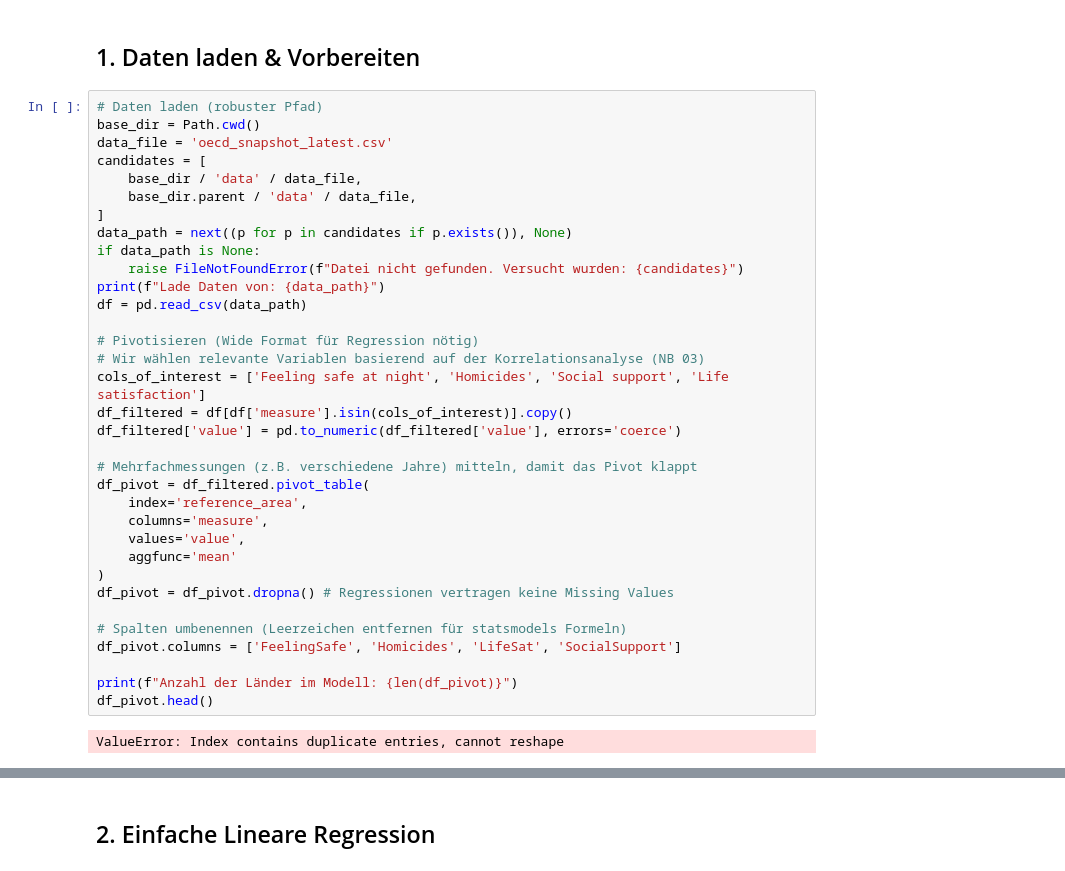
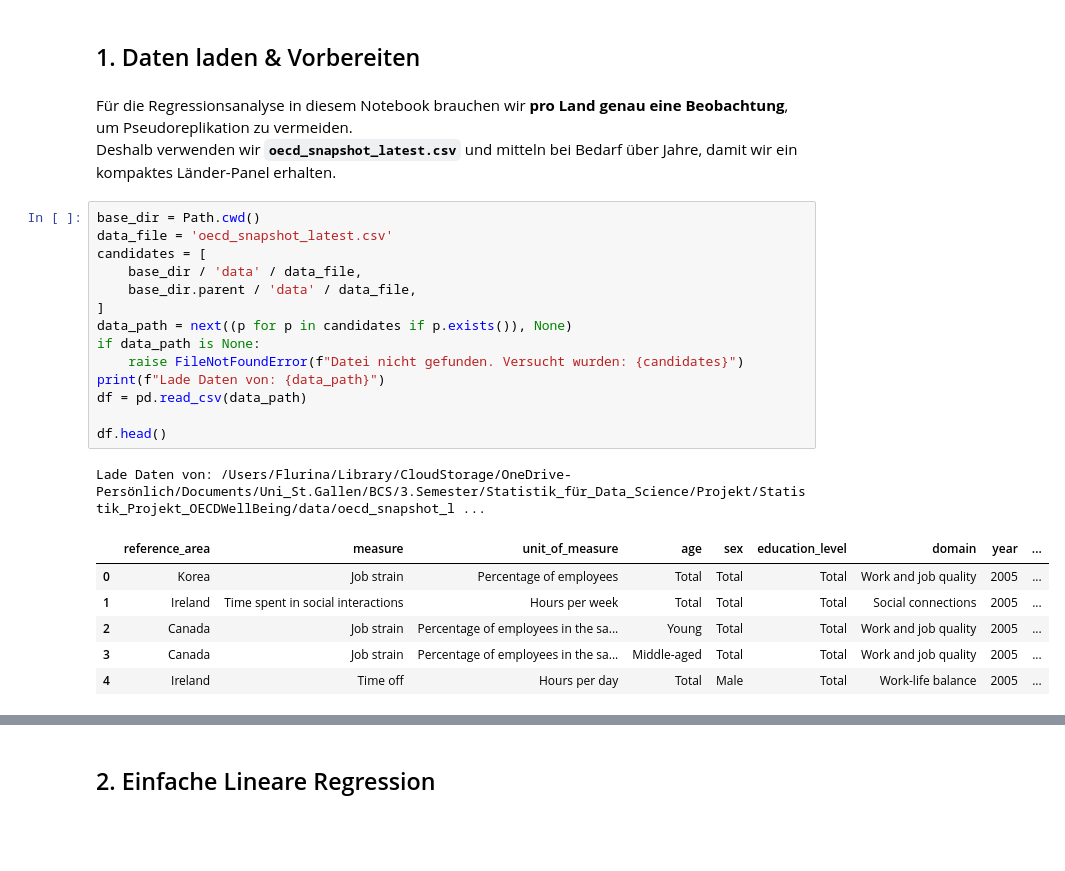
Before and after one commit to flurinasophie/Statistik_Projekt_OECDWellBeing, a Jupyter notebook: notebooks/05_Regressionsanalyse_und_ Modellierung.ipynb, the cells around one changed output, grey strips where cells are left out. Saved outputs shown, nothing was run; the diff lists cells and outputs as text; blank space fills up the shorter version.

Commit message:
Notebook 5 Code and Markdowns finished (bisschen Übe rarbeitung noch nötig)

```diff
--- a/notebooks/05_Regressionsanalyse_und_ Modellierung.ipynb
+++ b/notebooks/05_Regressionsanalyse_und_ Modellierung.ipynb
@@ -16,39 +28,28 @@ sns.set_theme(style="whitegrid")
 plt.rcParams['figure.figsize'] = (10, 6)
 # %% [markdown]
 ## 1. Daten laden & Vorbereiten
-# %%
-# Daten laden (robuster Pfad)
-base_dir = Path.cwd()
-data_file = 'oecd_snapshot_latest.csv'
-candidates = [
-    base_dir / 'data' / data_file,
-    base_dir.parent / 'data' / data_file,
-]
-data_path = next((p for p in candidates if p.exists()), None)
-if data_path is None:
-    raise FileNotFoundError(f"Datei nicht gefunden. Versucht wurden: {candidates}")
-print(f"Lade Daten von: {data_path}")
-df = pd.read_csv(data_path)
-
-# Pivotisieren (Wide Format für Regression nötig)
-# Wir wählen relevante Variablen basierend auf der Korrelationsanalyse (NB 03)
-cols_of_interest = ['Feeling safe at night', 'Homicides', 'Social support', 'Life satisfaction']
-df_filtered = df[df['measure'].isin(cols_of_interest)].copy()
-df_filtered['value'] = pd.to_numeric(df_filtered['value'], errors='coerce')
-
-# Mehrfachmessungen (z.B. verschiedene Jahre) mitteln, damit das Pivot klappt
-df_pivot = df_filtered.pivot_table(
-    index='reference_area',
-    columns='measure',
-    values='value',
-    aggfunc='mean'
-)
-df_pivot = df_pivot.dropna() # Regressionen vertragen keine Missing Values
-
-# Spalten umbenennen (Leerzeichen entfernen für statsmodels Formeln)
-df_pivot.columns = ['FeelingSafe', 'Homicides', 'LifeSat', 'SocialSupport']
-
-print(f"Anzahl der Länder im Modell: {len(df_pivot)}")
-df_pivot.head()
-# %% [output]
-ValueError: Index contains duplicate entries, cannot reshape
+# %% [markdown]
+Für die Regressionsanalyse in diesem Notebook brauchen wir **pro Land genau eine Beobachtung**, um Pseudoreplikation zu vermeiden.
+Deshalb verwenden wir **`oecd_snapshot_latest.csv`** und mitteln bei Bedarf über Jahre, damit wir ein kompaktes Länder-Panel erhalten.
+# %%
+base_dir = Path.cwd()
+data_file = 'oecd_snapshot_latest.csv'
+candidates = [
+    base_dir / 'data' / data_file,
+    base_dir.parent / 'data' / data_file,
+]
+data_path = next((p for p in candidates if p.exists()), None)
+if data_path is None:
+    raise FileNotFoundError(f"Datei nicht gefunden. Versucht wurden: {candidates}")
+print(f"Lade Daten von: {data_path}")
+df = pd.read_csv(data_path)
+
+df.head()
+# %% [output]
+Lade Daten von: /Users/Flurina/Library/CloudStorage/OneDrive-Persönlich/Documents/Uni_St.Gallen/BCS/3.Semester/Statistik_für_Data_Science/Projekt/Statistik_Projekt_OECDWellBeing/data/oecd_snapshot_l ...
+|  | reference_area | measure | unit_of_measure | age | sex | education_level | domain | year | ... |
+| 0 | Korea | Job strain | Percentage of employees | Total | Total | Total | Work and job quality | 2005 | ... |
+| 1 | Ireland | Time spent in social interactions | Hours per week | Total | Total | Total | Social connections | 2005 | ... |
+| 2 | Canada | Job strain | Percentage of employees in the sa... | Young | Total | Total | Work and job quality | 2005 | ... |
+| 3 | Canada | Job strain | Percentage of employees in the sa... | Middle-aged | Total | Total | Work and job quality | 2005 | ... |
+| 4 | Ireland | Time off | Hours per day | Total | Male | Total | Work-life balance | 2005 | ... |
```
Also changed, not shown: parts of 35 cells of this notebook.
